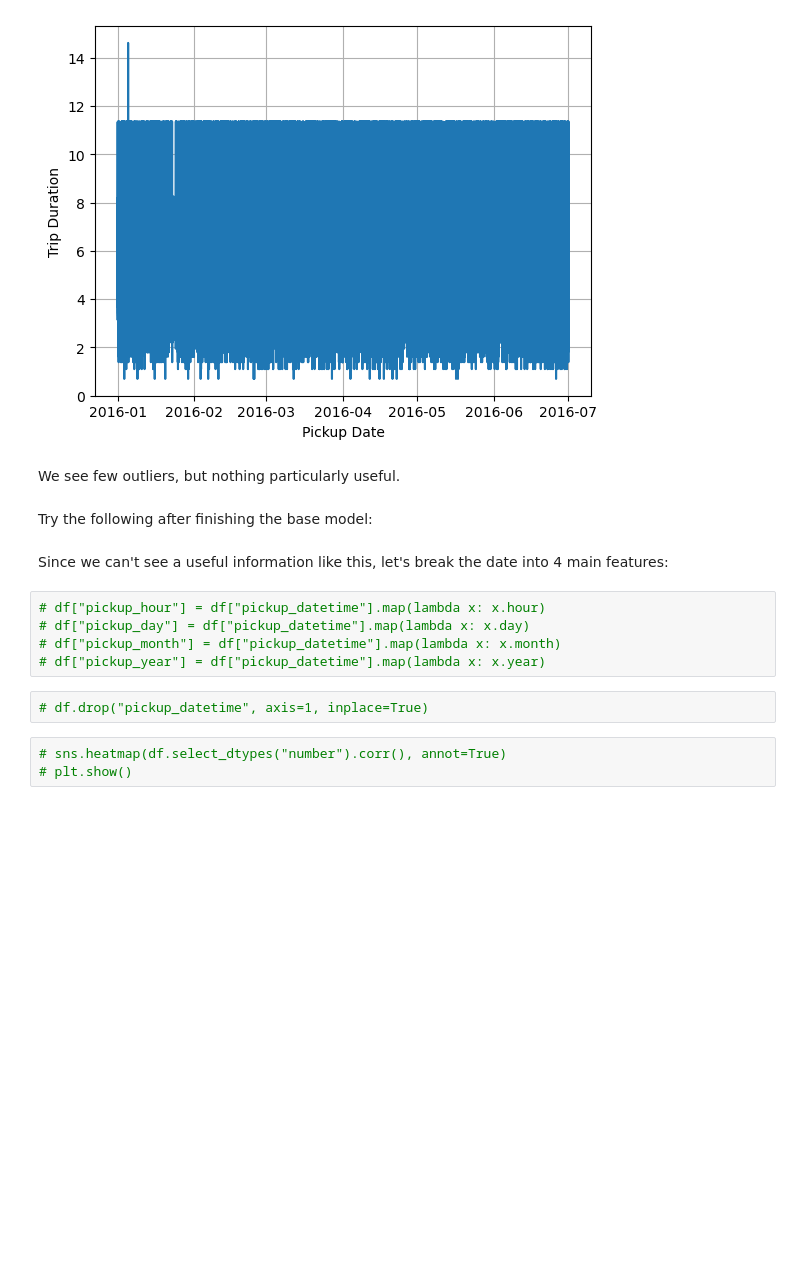
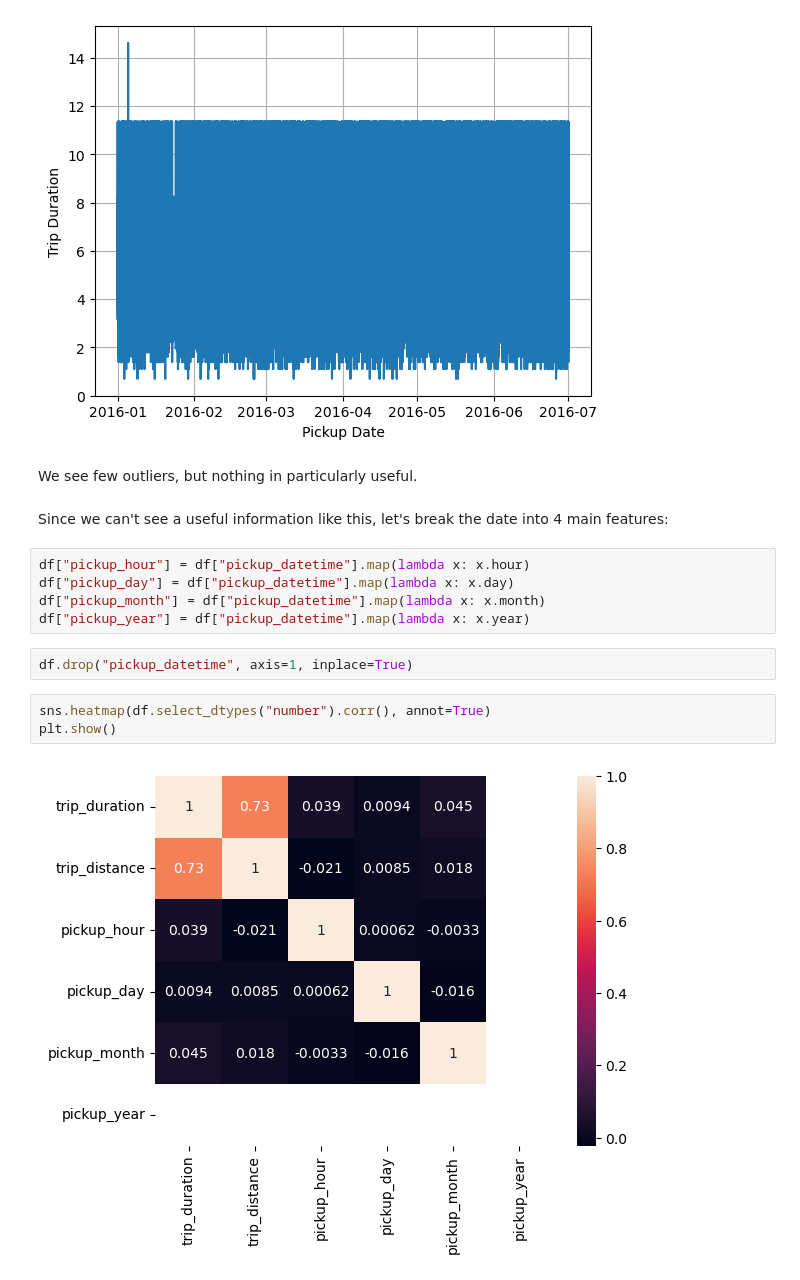
Before and after one commit to b-4her/nyc-taxi-trip-duration-api, a Jupyter notebook: notebooks/EDA.ipynb, the cells around one changed output. Cells and saved outputs as stored; diff of their text form; blank space fills up the shorter version.

```diff
--- a/notebooks/EDA.ipynb
+++ b/notebooks/EDA.ipynb
@@ -380,18 +380,18 @@ plt.show()
 # %% [output]
 [figure]
 # %% [markdown]
-We see few outliers, but nothing particularly useful.
+We see few outliers, but nothing in particularly useful.
-# %% [markdown]
-Try the following after finishing the base model:
 # %% [markdown]
 Since we can't see a useful information like this, let's break the date into 4 main features:
 # %%
-# df["pickup_hour"] = df["pickup_datetime"].map(lambda x: x.hour)
-# df["pickup_day"] = df["pickup_datetime"].map(lambda x: x.day)
-# df["pickup_month"] = df["pickup_datetime"].map(lambda x: x.month)
-# df["pickup_year"] = df["pickup_datetime"].map(lambda x: x.year)
+df["pickup_hour"] = df["pickup_datetime"].map(lambda x: x.hour)
+df["pickup_day"] = df["pickup_datetime"].map(lambda x: x.day)
+df["pickup_month"] = df["pickup_datetime"].map(lambda x: x.month)
+df["pickup_year"] = df["pickup_datetime"].map(lambda x: x.year)
 # %%
-# df.drop("pickup_datetime", axis=1, inplace=True)
+df.drop("pickup_datetime", axis=1, inplace=True)
 # %%
-# sns.heatmap(df.select_dtypes("number").corr(), annot=True)
-# plt.show()
+sns.heatmap(df.select_dtypes("number").corr(), annot=True)
+plt.show()
+# %% [output]
+[figure, added]
```
Also changed, not shown: parts of 1 cell of this notebook.
